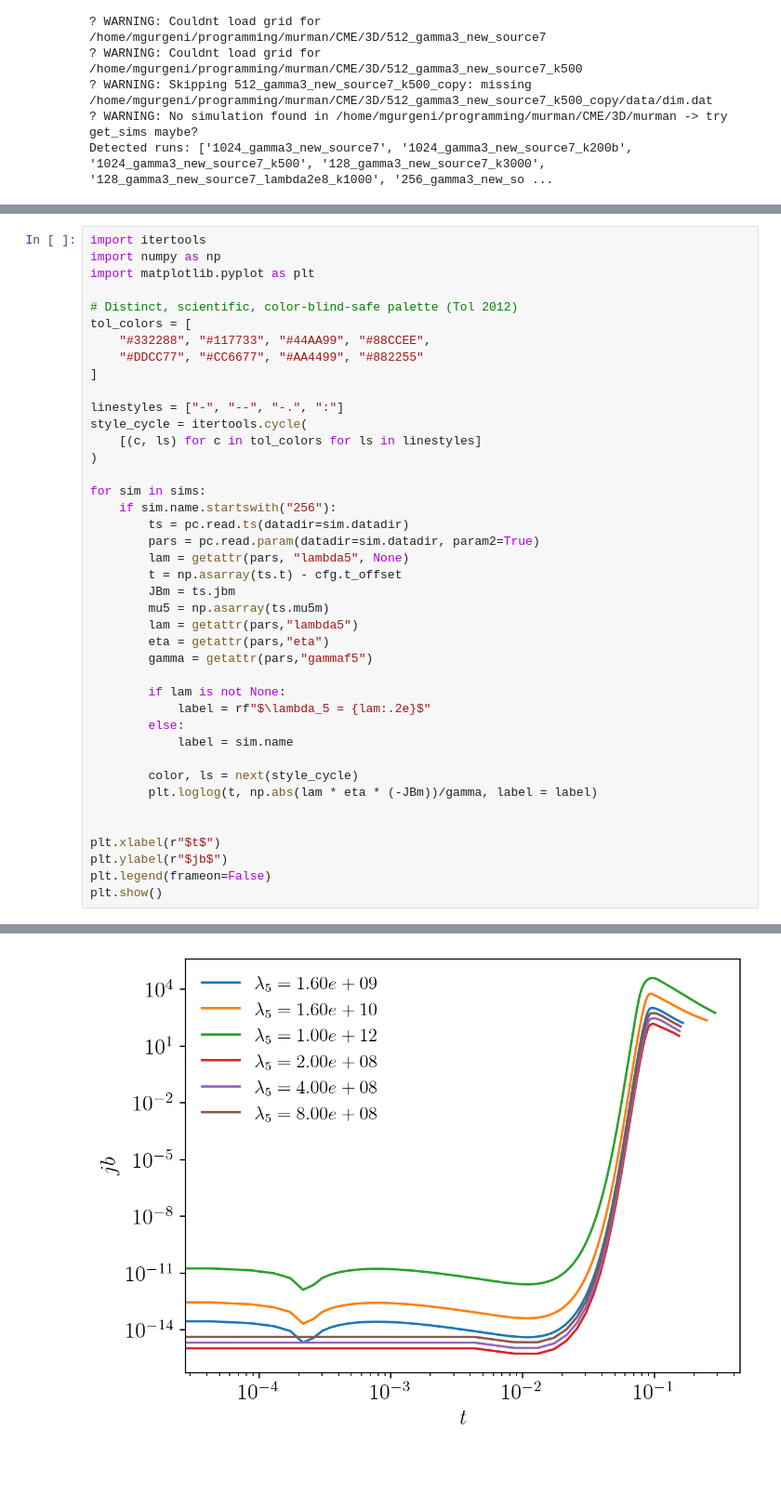
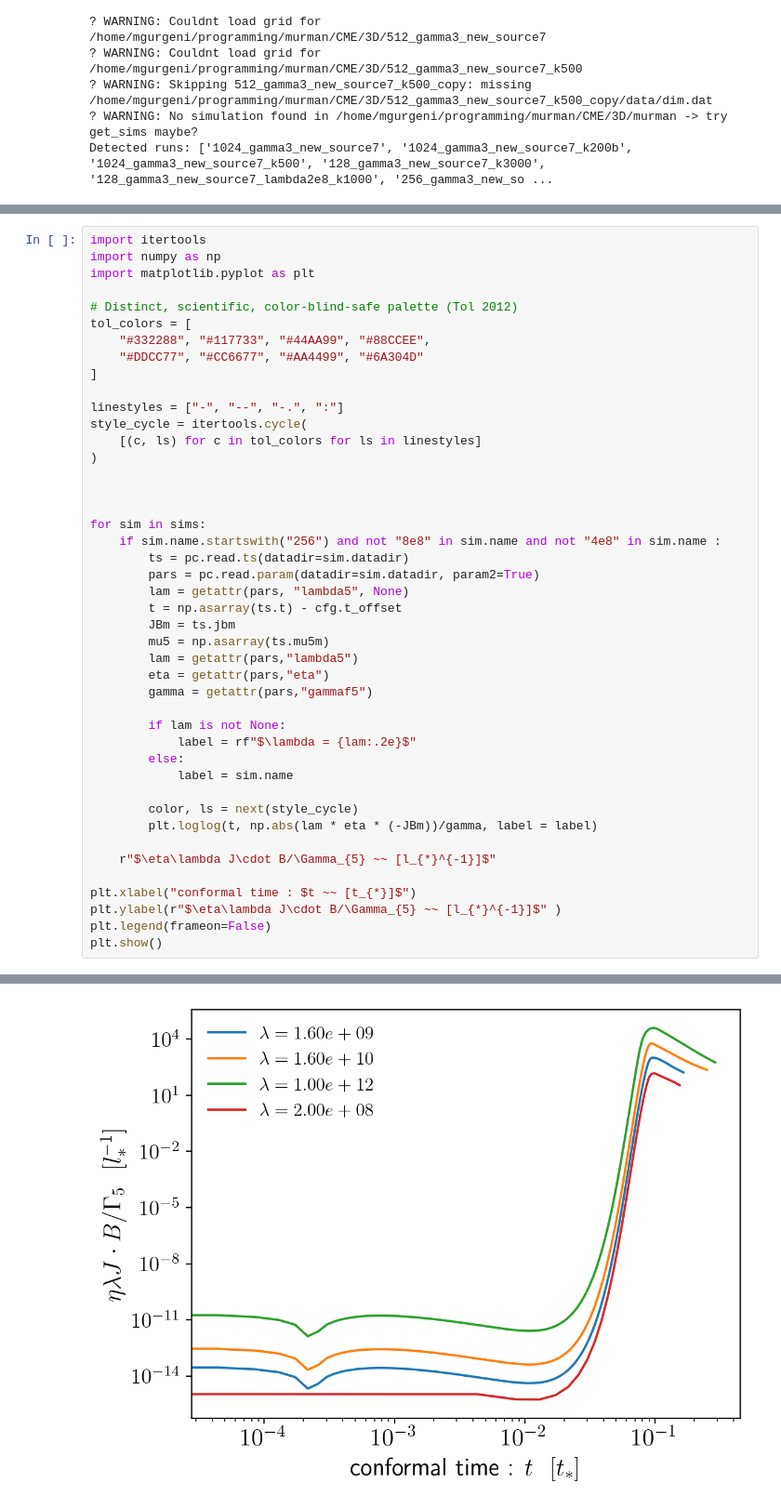
Before and after one commit to shturman99/CME, a Jupyter notebook: CME_pipeline_notebook.ipynb, the cells around one changed output, grey strips where cells are left out. Shown at 93% size. Cells and saved outputs as stored; diff of their text form; blank space fills up the shorter version.

Commit message:
multi run plots

```diff
--- a/CME_pipeline_notebook.ipynb
+++ b/CME_pipeline_notebook.ipynb
@@ -75,7 +71,7 @@ import matplotlib.pyplot as plt
 # Distinct, scientific, color-blind-safe palette (Tol 2012)
 tol_colors = [
     "#332288", "#117733", "#44AA99", "#88CCEE",
-    "#DDCC77", "#CC6677", "#AA4499", "#882255"
+    "#DDCC77", "#CC6677", "#AA4499", "#6A304D"
 ]
 
 linestyles = ["-", "--", "-.", ":"]
@@ -83,8 +79,10 @@ style_cycle = itertools.cycle(
     [(c, ls) for c in tol_colors for ls in linestyles]
 )
 
+
+
 for sim in sims:
-    if sim.name.startswith("256"):
+    if sim.name.startswith("256") and not "8e8" in sim.name and not "4e8" in sim.name :
         ts = pc.read.ts(datadir=sim.datadir)
         pars = pc.read.param(datadir=sim.datadir, param2=True)
         lam = getattr(pars, "lambda5", None)
@@ -96,16 +94,17 @@ for sim in sims:
         gamma = getattr(pars,"gammaf5")
 
         if lam is not None:
-            label = rf"$\lambda_5 = {lam:.2e}$"
+            label = rf"$\lambda = {lam:.2e}$"
         else:
             label = sim.name
 
         color, ls = next(style_cycle)
         plt.loglog(t, np.abs(lam * eta * (-JBm))/gamma, label = label)
 
+    r"$\eta\lambda J\cdot B/\Gamma_{5} ~~ [l_{*}^{-1}]$"
 
-plt.xlabel(r"$t$")
-plt.ylabel(r"$jb$")
+plt.xlabel("conformal time : $t ~~ [t_{*}]$")
+plt.ylabel(r"$\eta\lambda J\cdot B/\Gamma_{5} ~~ [l_{*}^{-1}]$" )
 plt.legend(frameon=False)
 plt.show()
 # %% [output]
@@ -118 +115 @@ Read 50 lines.
-[figure, old version]
+[figure, new version]
```
Also changed, not shown: parts of 5 cells of this notebook.
